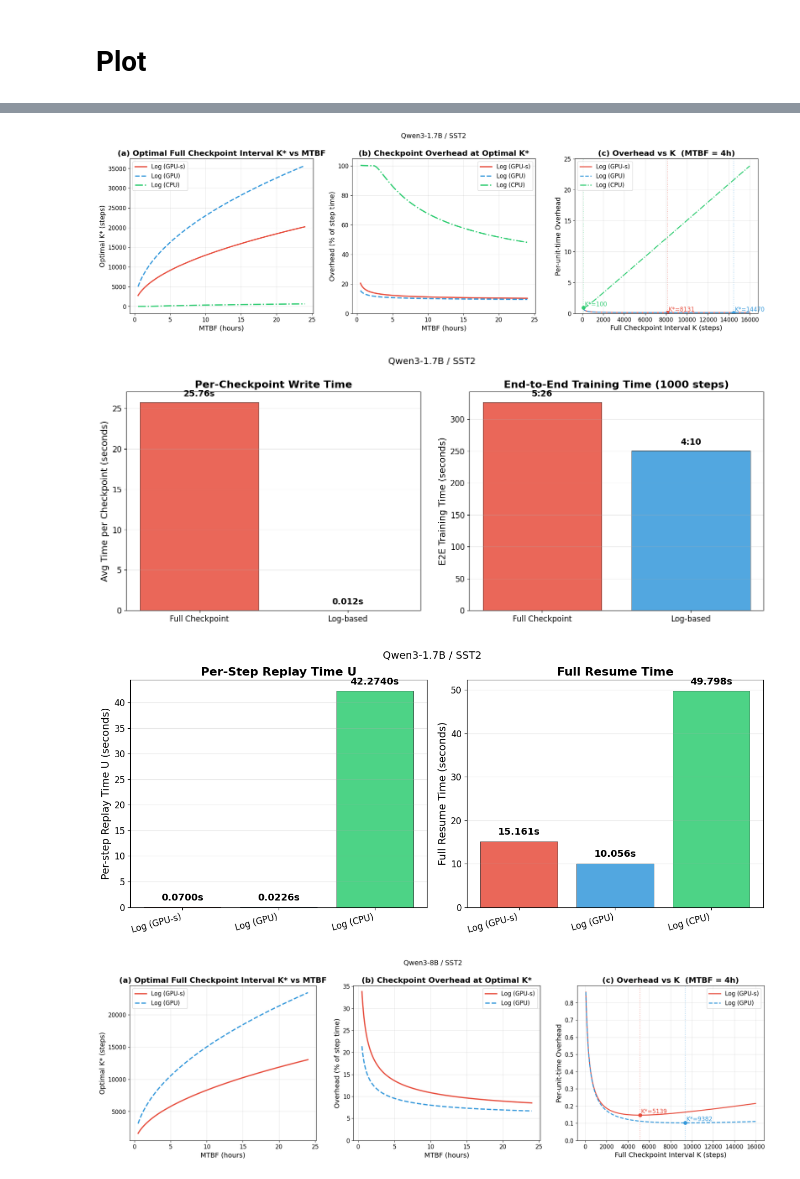
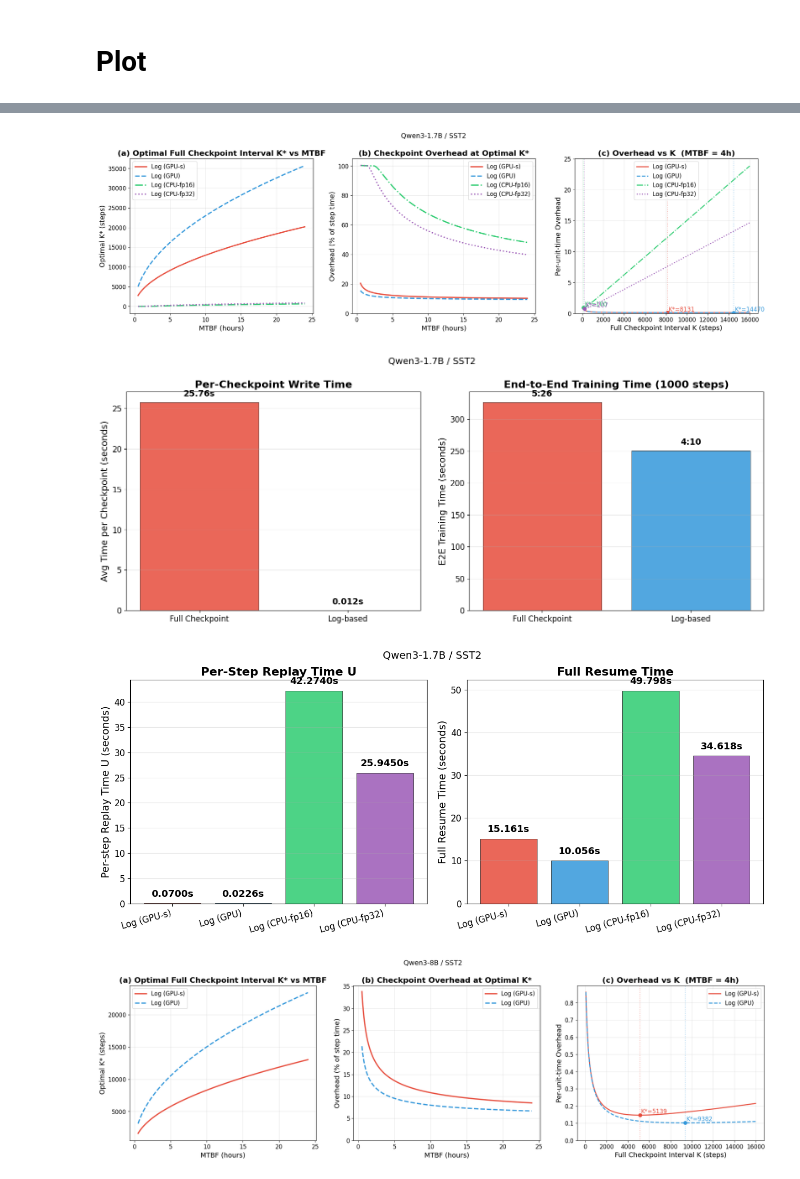
Before and after one commit to SunMinqiu/NonStopZO2, a Jupyter notebook: experiments/Non_stop_ZO.ipynb, the cells around one changed output, grey strips where cells are left out. Cells and saved outputs as stored; diff of their text form; code cells hidden in the pictures.

```diff
--- a/experiments/Non_stop_ZO.ipynb
+++ b/experiments/Non_stop_ZO.ipynb
@@ -320,13 +323,23 @@ EXPERIMENTS = {
                 ],
             },
             {
-                "name": "Log (CPU)",
+                "name": "Log (CPU-fp16)",
                 "ckpt_label": "Log-based",
                 "avg_ckpt_time": 0.012,
                 "total_ckpts": 1000,
                 "e2e_time_seconds": 250.525,
                 "replay_data": [
                     {"replay_steps": 1, "replay_time": 42.274, "full_resume_time": 49.798},
+                ],
+            },
+            {
+                "name": "Log (CPU-fp32)",
+                "ckpt_label": "Log-based",
+                "avg_ckpt_time": 0.012,
+                "total_ckpts": 1000,
+                "e2e_time_seconds": 250.525,
+                "replay_data": [
+                    {"replay_steps": 1, "replay_time": 25.945, "full_resume_time": 34.618},
                 ],
             },
         ],
@@ -352,7 +365,7 @@ EXPERIMENTS = {
                 "e2e_time_seconds": 366.092,
                 "replay_data": [
                     {"replay_steps": 1,   "replay_time": 0.386, "full_resume_time": 8.299},
-                    {"replay_steps": 100, "replay_time": 7.320, "full_resume_time": 15.161},
+                    {"replay_steps": 100, "replay_time": 7.325, "full_resume_time": 15.080},
                 ],
             },
             {
@@ -363,7 +376,7 @@ EXPERIMENTS = {
                 "e2e_time_seconds": 366.092,
                 "replay_data": [
                     {"replay_steps": 1,   "replay_time": 0.828, "full_resume_time": 8.786},
-                    {"replay_steps": 100, "replay_time": 3.061, "full_resume_time": 10.056},
+                    {"replay_steps": 100, "replay_time": 2.602, "full_resume_time": 10.456},
                 ],
             },
         ],
@@ -447,10 +460,10 @@ ZO Checkpoint Cost Model — Summary
 
 [Checkpoint Write Overhead] (1000 steps)
   Full Checkpoint                 10 x 134.7510s = 1347.5s
   Log-based                     1000 x 0.0200s = 20.0s
-[figure, old version]
+[figure, new version]
 [figure]
-[figure, old version]
+[figure, new version]
 [figure]
 [figure]
 [figure]
```
Also changed, not shown: parts of 3 cells of this notebook, 5 other files.
